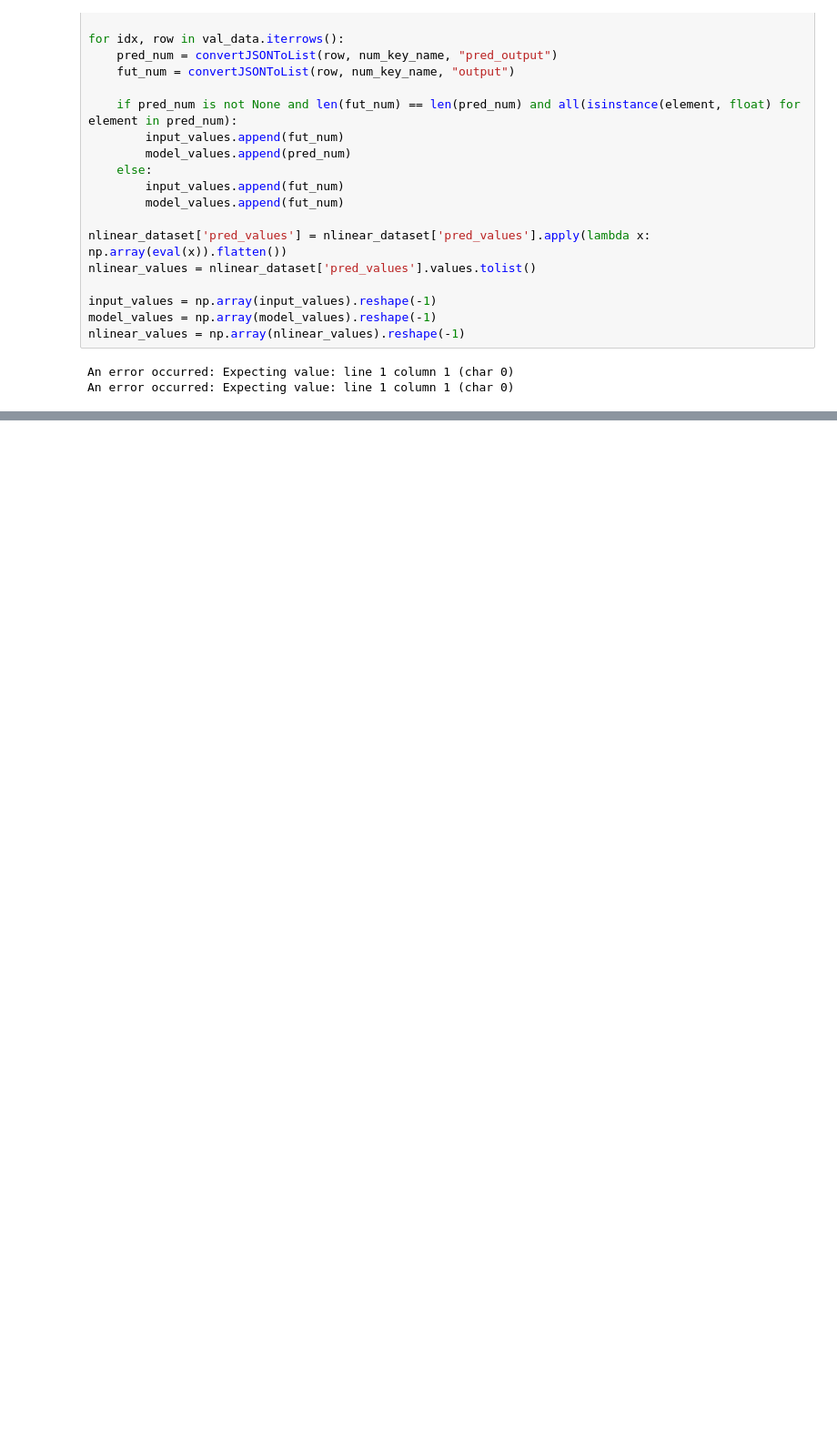
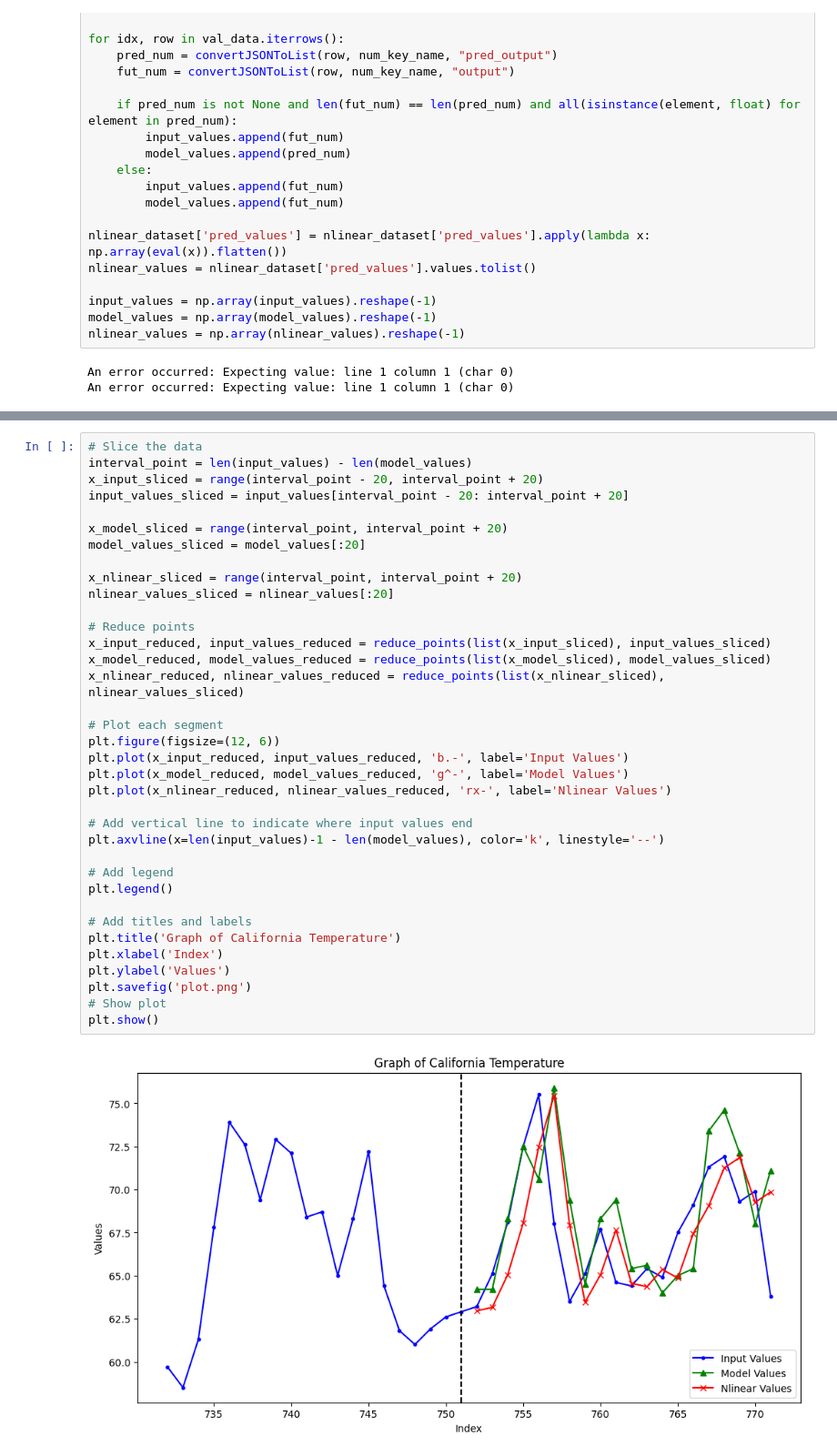
Before and after one commit to howard881010/multimodal, a Jupyter notebook: src/plot.ipynb, the cells around one changed output, grey strips where cells are left out. Shown at 91% size. Cells and saved outputs as stored; diff of their text form; blank space fills up the shorter version.

```diff
--- a/src/plot.ipynb
+++ b/src/plot.ipynb
@@ -90,0 +91,38 @@ plt.show()
+# %%
+# Slice the data
+interval_point = len(input_values) - len(model_values)
+x_input_sliced = range(interval_point - 20, interval_point + 20)
+input_values_sliced = input_values[interval_point - 20: interval_point + 20]
+
+x_model_sliced = range(interval_point, interval_point + 20)
+model_values_sliced = model_values[:20]
+
+x_nlinear_sliced = range(interval_point, interval_point + 20)
+nlinear_values_sliced = nlinear_values[:20]
+
+# Reduce points
+x_input_reduced, input_values_reduced = reduce_points(list(x_input_sliced), input_values_sliced)
+x_model_reduced, model_values_reduced = reduce_points(list(x_model_sliced), model_values_sliced)
+x_nlinear_reduced, nlinear_values_reduced = reduce_points(list(x_nlinear_sliced), nlinear_values_sliced)
+
+# Plot each segment
+plt.figure(figsize=(12, 6))
+plt.plot(x_input_reduced, input_values_reduced, 'b.-', label='Input Values')
+plt.plot(x_model_reduced, model_values_reduced, 'g^-', label='Model Values')
+plt.plot(x_nlinear_reduced, nlinear_values_reduced, 'rx-', label='Nlinear Values')
+
+# Add vertical line to indicate where input values end
+plt.axvline(x=len(input_values)-1 - len(model_values), color='k', linestyle='--')
+
+# Add legend
+plt.legend()
+
+# Add titles and labels
+plt.title('Graph of California Temperature')
+plt.xlabel('Index')
+plt.ylabel('Values')
+plt.savefig('plot.png')
+# Show plot
+plt.show()
+# %% [output]
+[figure, added]
```
Also changed, not shown: parts of 2 cells of this notebook, 10 other files.
